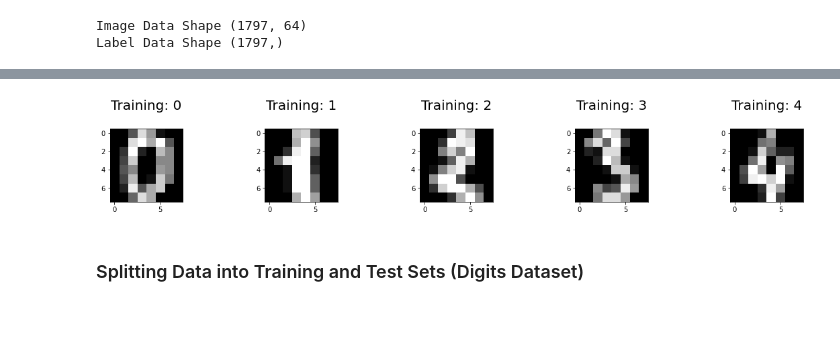
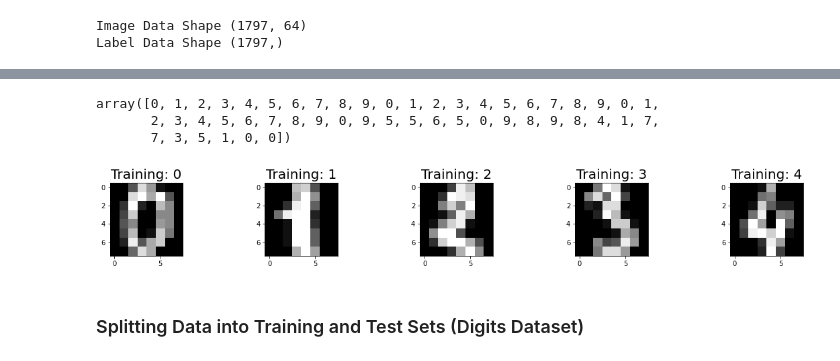
Before and after one commit to Clapiniella/data_science_jun_2020, a Jupyter notebook: week8/day3/theory/logistic_regression_digits.ipynb, the cells around one changed output, grey strips where cells are left out. Cells and saved outputs as stored; diff of their text form; code cells hidden in the pictures; blank space fills up the shorter version.

```diff
--- a/week8/day3/theory/logistic_regression_digits.ipynb
+++ b/week8/day3/theory/logistic_regression_digits.ipynb
@@ -25,13 +69,20 @@ Label Data Shape (1797,)
+# %%
+digits.target[0:50]
+# %% [output]
+array([0, 1, 2, 3, 4, 5, 6, 7, 8, 9, 0, 1, 2, 3, 4, 5, 6, 7, 8, 9, 0, 1,
+       2, 3, 4, 5, 6, 7, 8, 9, 0, 9, 5, 5, 6, 5, 0, 9, 8, 9, 8, 4, 1, 7,
+       7, 3, 5, 1, 0, 0])
 # %%
 import numpy as np
 import matplotlib.pyplot as plt
 plt.figure(figsize=(20,2))
 for index, (image, label) in enumerate(zip(digits.data[0:5], digits.target[0:5])):
- plt.subplot(1, 5, index + 1)
- plt.imshow(np.reshape(image, (8,8)), cmap=plt.cm.gray)
- plt.title('Training: %i\n' % label, fontsize = 20)
+    plt.subplot(1, 5, index + 1)
+    plt.imshow(np.reshape(image, (8,8)), cmap=plt.cm.gray)
+    #plt.title('Training: %i\n' % label, fontsize = 20)
+    plt.title('Training: ' + str(label), fontsize = 20)
 # %% [output]
-[figure, old version]
+[figure, new version]
 # %% [markdown]
 ### Splitting Data into Training and Test Sets (Digits Dataset)
 # %%
```
Also changed, not shown: parts of 15 cells of this notebook, 3 other files.
